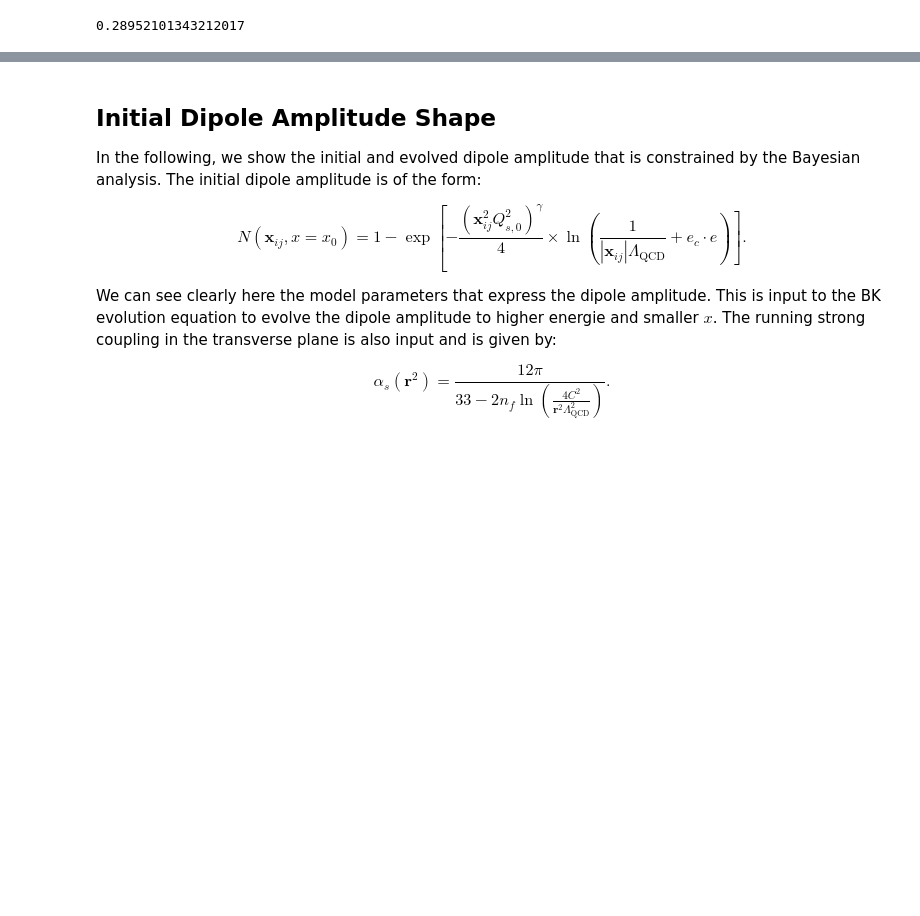
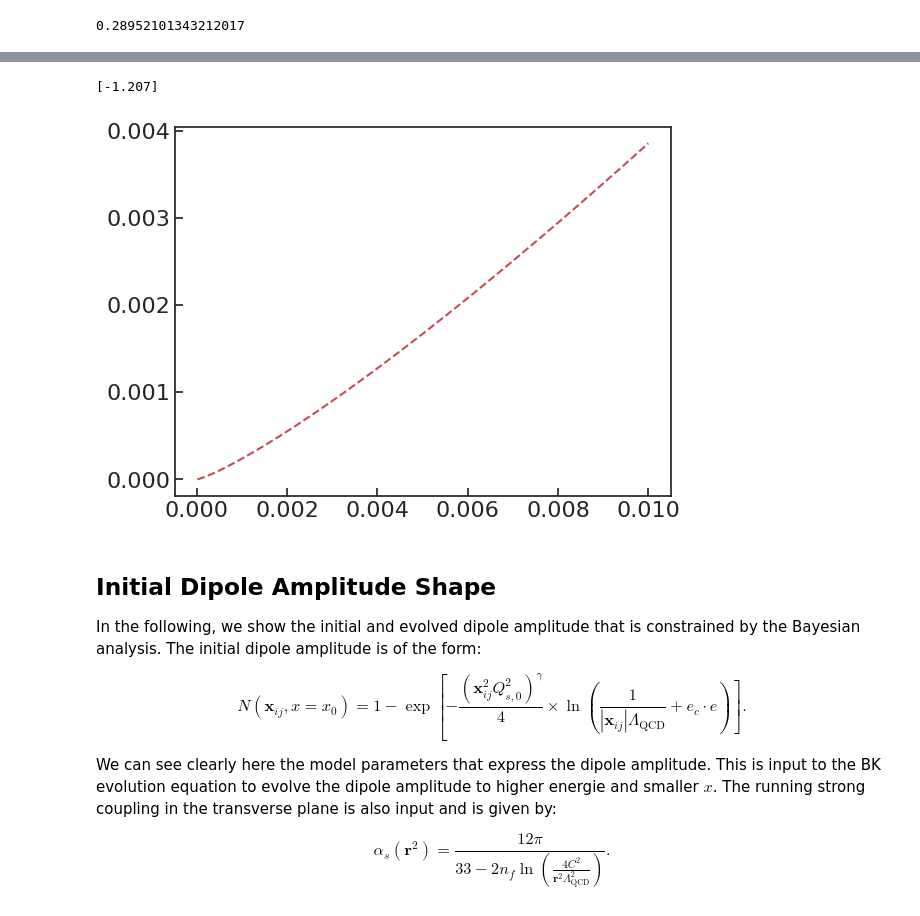
Before and after one commit to camcasuga/BayesianBK_results, a Jupyter notebook: analysis.ipynb, the cells around one changed output, grey strips where cells are left out. Drawn from its saved outputs; the diff is of its cells as text; code cells hidden in the pictures; blank space fills up the shorter version.

Commit message:
fit slopes

```diff
--- a/analysis.ipynb
+++ b/analysis.ipynb
@@ -339,3 +394,25 @@ print(qs2)
+# %%
+from scipy.optimize import curve_fit
+def func(x, a):
+    return x**(-a)
+
+def dfunc(x, a):
+    return -a * x**(-a-1)
+
+# slope of Qs2(x)
+dmean = spl.derivative()
+dmean = dmean(xs)
+
+# fit d(x**lambda) to dmean
+lmbd, pcov = curve_fit(func, xs, dmean)
+
+# plot
+#plt.plot(xs, dmean, color = 'k')
+plt.plot(xs, func(xs, lmbd), '--', color = 'r', label = "fit")
+print(lmbd)
+# %% [output]
+[-1.207]
+[figure, added]
 # %% [markdown]
 ## Initial Dipole Amplitude Shape
 
```
Also changed, not shown: parts of 5 cells of this notebook, 7 other files.
